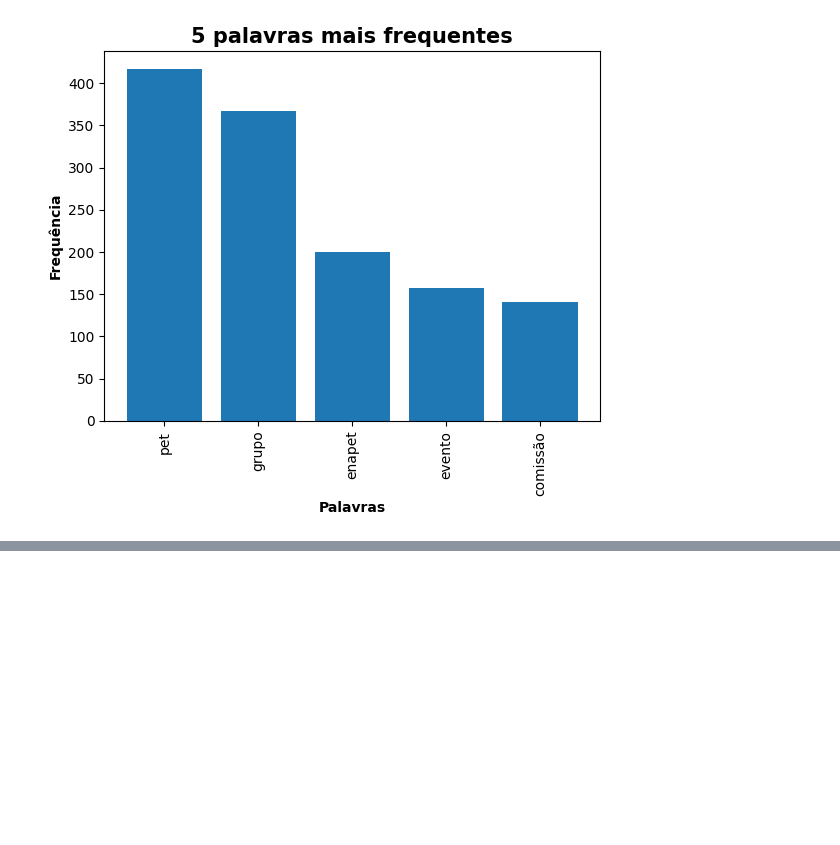
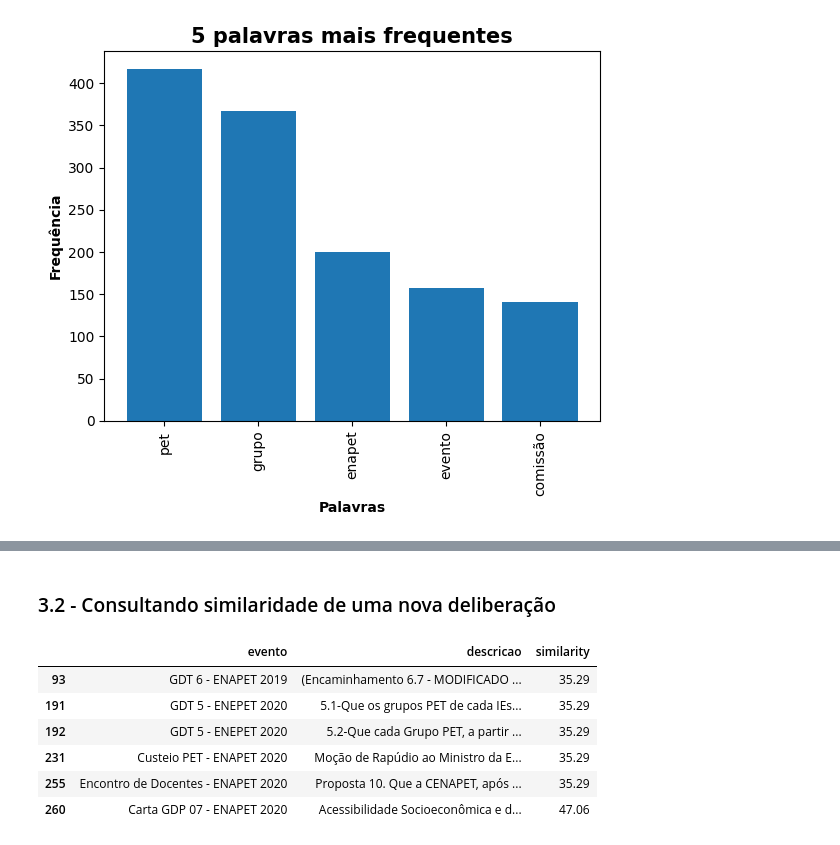
Before and after one commit to Gabrielgermanoo/nlp_research, a Jupyter notebook: deliberacoes_pet.ipynb, the cells around one changed output, grey strips where cells are left out. Cells and saved outputs as stored; diff of their text form; code cells hidden in the pictures; blank space fills up the shorter version.

```diff
--- a/deliberacoes_pet.ipynb
+++ b/deliberacoes_pet.ipynb
@@ -226,0 +153,26 @@ for index in range(len(df)):
+# %% [markdown]
+### 3.2 - Consultando similaridade de uma nova deliberação
+# %%
+#Escolhendo uma proposta do InterPET 2024.1
+nova_deliberacao = 'Aprovação de uma moção de apoio a greve das universidades públicas por parte do PET UFAL com uma participação efetiva dos/as petianos/as/es nas atividades de greve, inclusive nas assembleias, a partir do interpet 2024.1'
+
+#Pré-processamento na deliberação a ser comparada
+nova_deliberacao = preprocessing_text_input(nova_deliberacao)
+
+#Deliberações já existentes
+list_deliberations = (deliberacoes_processing.lemmatizing.apply(lambda x: ' '.join(x))).to_list()
+
+#Calculando similaridade
+deliberacoes_similarity = deliberacoes[['evento', 'descricao']].copy()
+deliberacoes_similarity['similarity'] = [similarity_BOW(nova_deliberacao, text2) for text2 in list_deliberations]
+
+#Verificando similaridade da nova deliberação
+deliberacoes_similarity[deliberacoes_similarity.similarity >= 30]
+# %% [output]
+|  | evento | descricao | similarity |
+| 93 | GDT 6 - ENAPET 2019 | (Encaminhamento 6.7 - MODIFICADO ... | 35.29 |
+| 191 | GDT 5 - ENEPET 2020 | 5.1-Que os grupos PET de cada IEs... | 35.29 |
+| 192 | GDT 5 - ENEPET 2020 | 5.2-Que cada Grupo PET, a partir ... | 35.29 |
+| 231 | Custeio PET - ENAPET 2020 | Moção de Rapúdio ao Ministro da E... | 35.29 |
+| 255 | Encontro de Docentes - ENAPET 2020 | Proposta 10. Que a CENAPET, após ... | 35.29 |
+| 260 | Carta GDP 07 - ENAPET 2020 | Acessibilidade Socioeconômica e d... | 47.06 |
```
Also changed, not shown: parts of 12 cells of this notebook, 1 other file.
